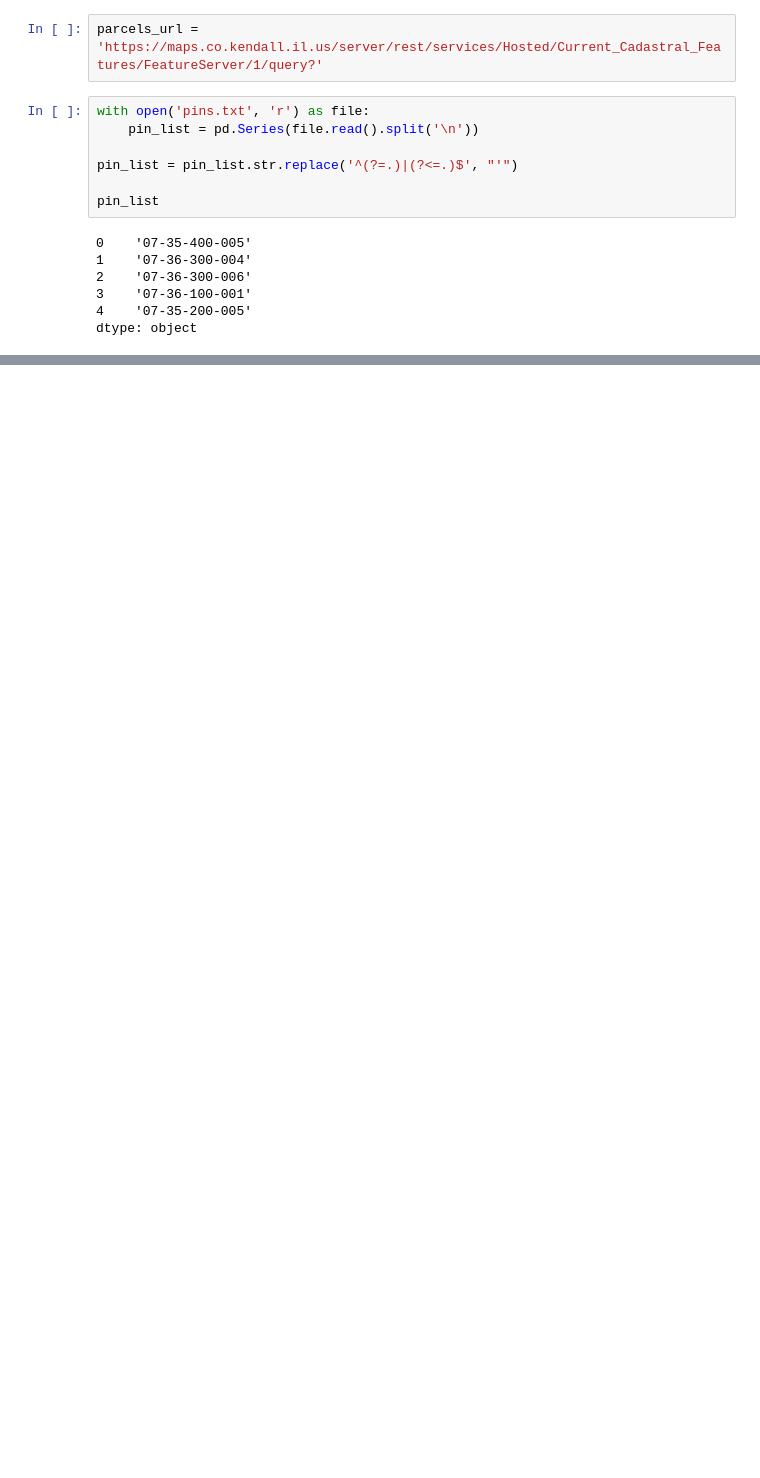
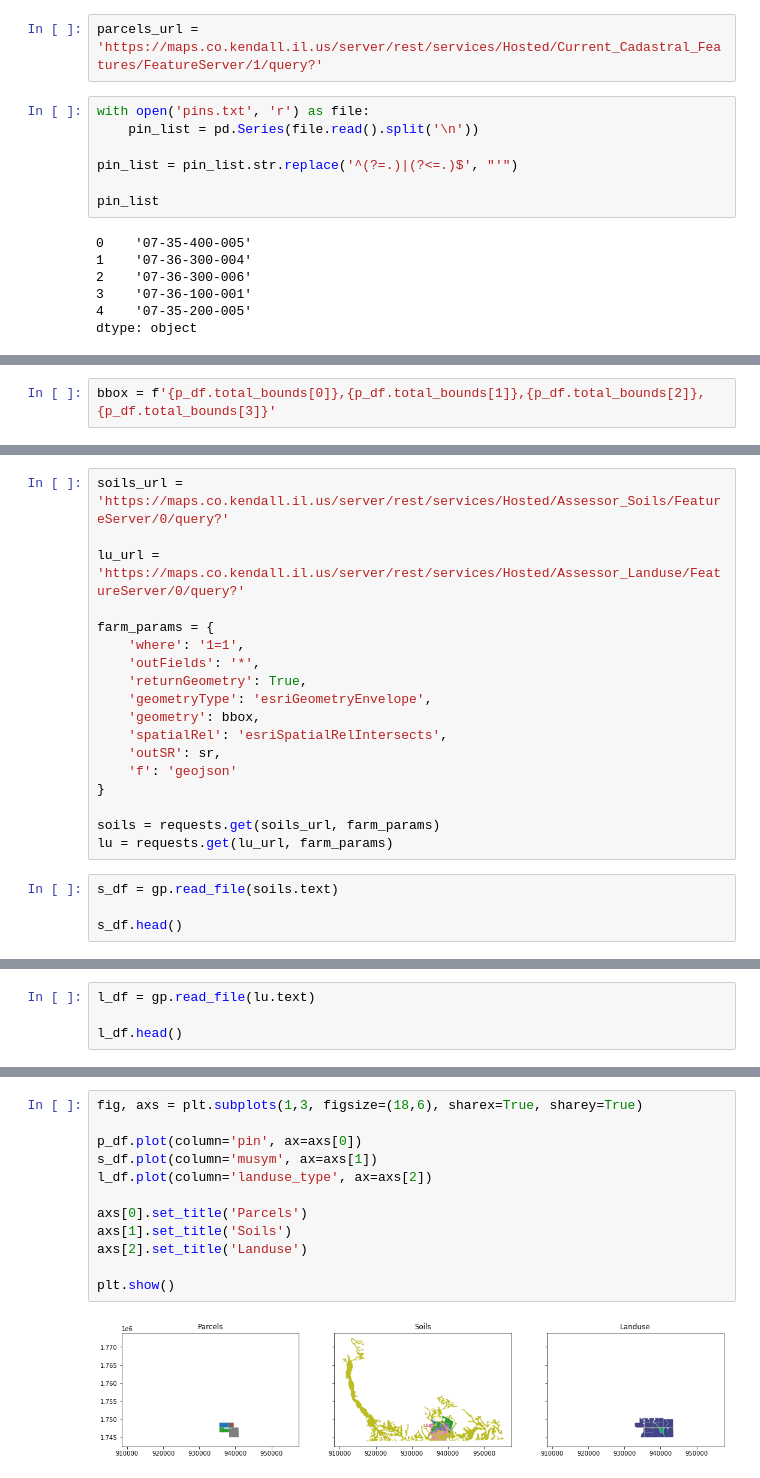
Before and after one commit to kcgis/farm-cards, a Jupyter notebook: farm-cards.ipynb, the cells around one changed output, grey strips where cells are left out. Drawn from its saved outputs; the diff is of its cells as text; blank space fills up the shorter version.

```diff
--- a/farm-cards.ipynb
+++ b/farm-cards.ipynb
@@ -40,0 +49,2 @@ p_df.head()
+# %%
+bbox = f'{p_df.total_bounds[0]},{p_df.total_bounds[1]},{p_df.total_bounds[2]},{p_df.total_bounds[3]}'
@@ -40,0 +55,22 @@ p_df.head()
+# %%
+soils_url = 'https://maps.co.kendall.il.us/server/rest/services/Hosted/Assessor_Soils/FeatureServer/0/query?'
+
+lu_url = 'https://maps.co.kendall.il.us/server/rest/services/Hosted/Assessor_Landuse/FeatureServer/0/query?'
+
+farm_params = {
+    'where': '1=1',
+    'outFields': '*',
+    'returnGeometry': True,
+    'geometryType': 'esriGeometryEnvelope',
+    'geometry': bbox,
+    'spatialRel': 'esriSpatialRelIntersects',
+    'outSR': sr,
+    'f': 'geojson'
+}
+
+soils = requests.get(soils_url, farm_params)
+lu = requests.get(lu_url, farm_params)
+# %%
+s_df = gp.read_file(soils.text)
+
+s_df.head()
@@ -40,0 +84,4 @@ p_df.head()
+# %%
+l_df = gp.read_file(lu.text)
+
+l_df.head()
@@ -40,0 +95,14 @@ p_df.head()
+# %%
+fig, axs = plt.subplots(1,3, figsize=(18,6), sharex=True, sharey=True)
+
+p_df.plot(column='pin', ax=axs[0])
+s_df.plot(column='musym', ax=axs[1])
+l_df.plot(column='landuse_type', ax=axs[2])
+
+axs[0].set_title('Parcels')
+axs[1].set_title('Soils')
+axs[2].set_title('Landuse')
+
+plt.show()
+# %% [output]
+[figure, added]
```
Also changed, not shown: parts of 13 cells of this notebook.
